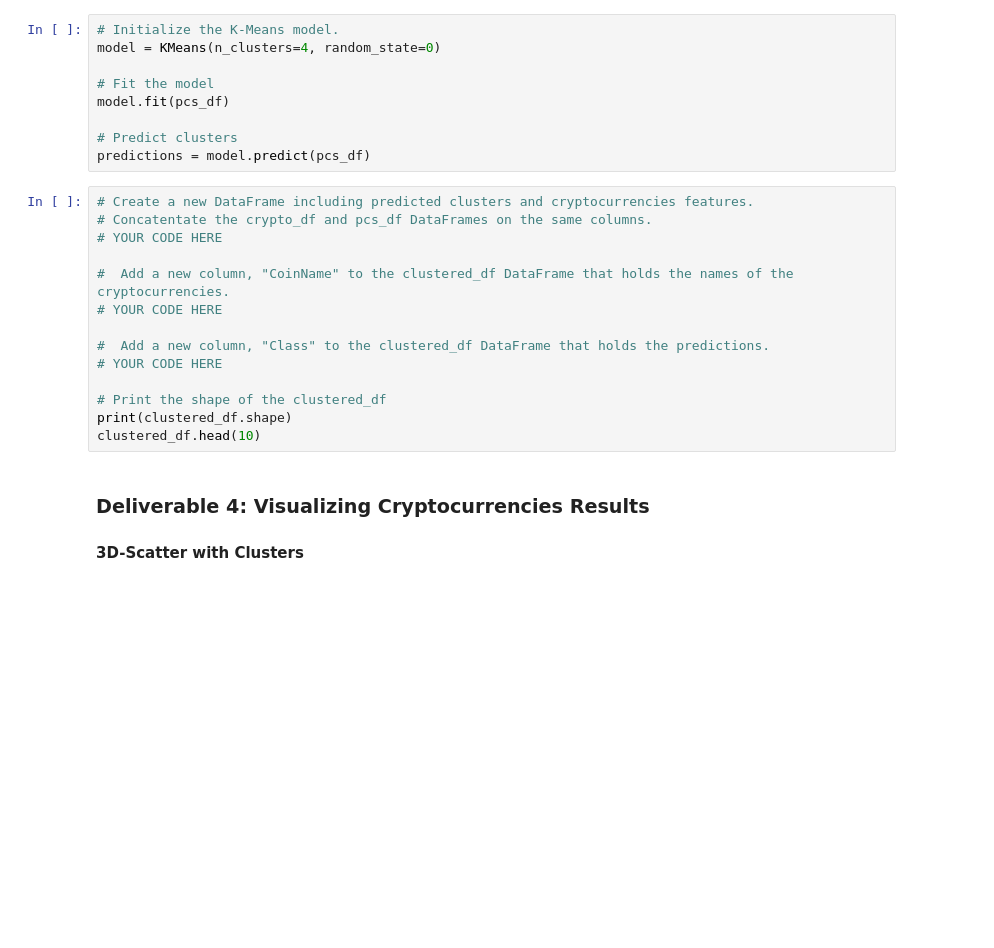
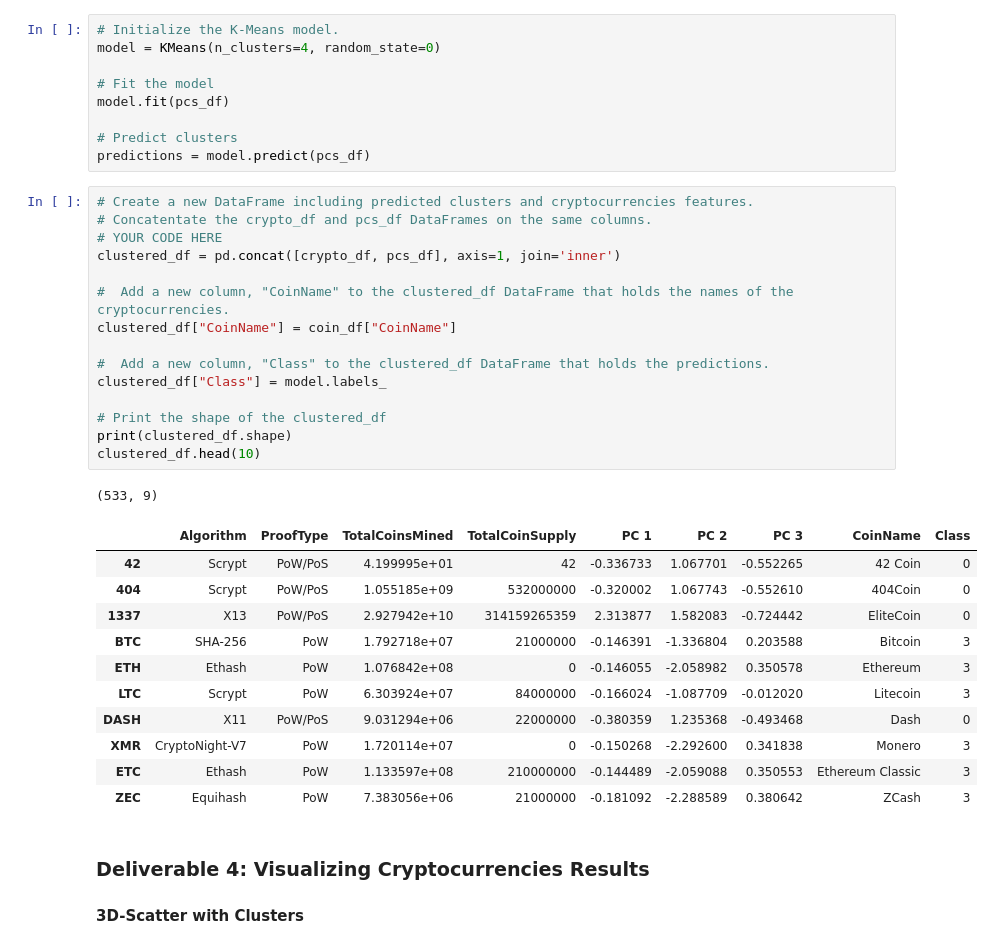
Before and after one commit to chris-bly/Cryptocurrencies, a Jupyter notebook: crypto_clustering.ipynb, the cells around one changed output. Saved outputs shown, nothing was run; the diff lists cells and outputs as text; blank space fills up the shorter version.

```diff
--- a/crypto_clustering.ipynb
+++ b/crypto_clustering.ipynb
@@ -293,17 +293,31 @@ predictions = model.predict(pcs_df)
 # %%
 # Create a new DataFrame including predicted clusters and cryptocurrencies features.
 # Concatentate the crypto_df and pcs_df DataFrames on the same columns.
 # YOUR CODE HERE
+clustered_df = pd.concat([crypto_df, pcs_df], axis=1, join='inner')
 
 #  Add a new column, "CoinName" to the clustered_df DataFrame that holds the names of the cryptocurrencies.
-# YOUR CODE HERE
+clustered_df["CoinName"] = coin_df["CoinName"]
 
 #  Add a new column, "Class" to the clustered_df DataFrame that holds the predictions.
-# YOUR CODE HERE
+clustered_df["Class"] = model.labels_
 
 # Print the shape of the clustered_df
 print(clustered_df.shape)
 clustered_df.head(10)
+# %% [output]
+(533, 9)
+|  | Algorithm | ProofType | TotalCoinsMined | TotalCoinSupply | PC 1 | PC 2 | PC 3 | CoinName | Class |
+| 42 | Scrypt | PoW/PoS | 4.199995e+01 | 42 | -0.336733 | 1.067701 | -0.552265 | 42 Coin | 0 |
+| 404 | Scrypt | PoW/PoS | 1.055185e+09 | 532000000 | -0.320002 | 1.067743 | -0.552610 | 404Coin | 0 |
+| 1337 | X13 | PoW/PoS | 2.927942e+10 | 314159265359 | 2.313877 | 1.582083 | -0.724442 | EliteCoin | 0 |
+| BTC | SHA-256 | PoW | 1.792718e+07 | 21000000 | -0.146391 | -1.336804 | 0.203588 | Bitcoin | 3 |
+| ETH | Ethash | PoW | 1.076842e+08 | 0 | -0.146055 | -2.058982 | 0.350578 | Ethereum | 3 |
+| LTC | Scrypt | PoW | 6.303924e+07 | 84000000 | -0.166024 | -1.087709 | -0.012020 | Litecoin | 3 |
+| DASH | X11 | PoW/PoS | 9.031294e+06 | 22000000 | -0.380359 | 1.235368 | -0.493468 | Dash | 0 |
+| XMR | CryptoNight-V7 | PoW | 1.720114e+07 | 0 | -0.150268 | -2.292600 | 0.341838 | Monero | 3 |
+| ETC | Ethash | PoW | 1.133597e+08 | 210000000 | -0.144489 | -2.059088 | 0.350553 | Ethereum Classic | 3 |
+| ZEC | Equihash | PoW | 7.383056e+06 | 21000000 | -0.181092 | -2.288589 | 0.380642 | ZCash | 3 |
 # %% [markdown]
 ### Deliverable 4: Visualizing Cryptocurrencies Results
 
```
Also changed, not shown: parts of 2 cells of this notebook.
